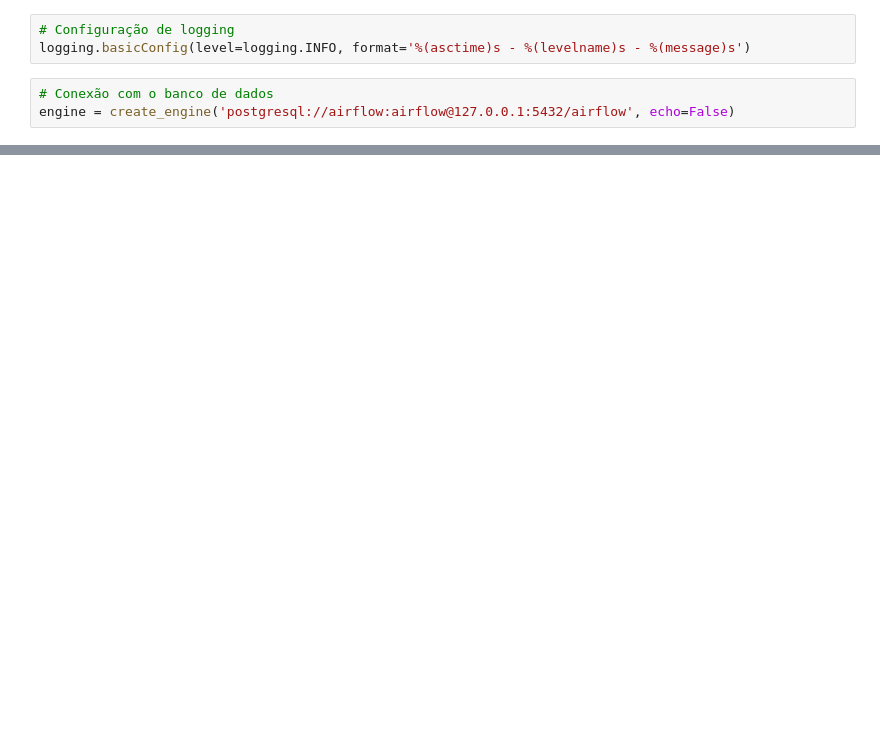
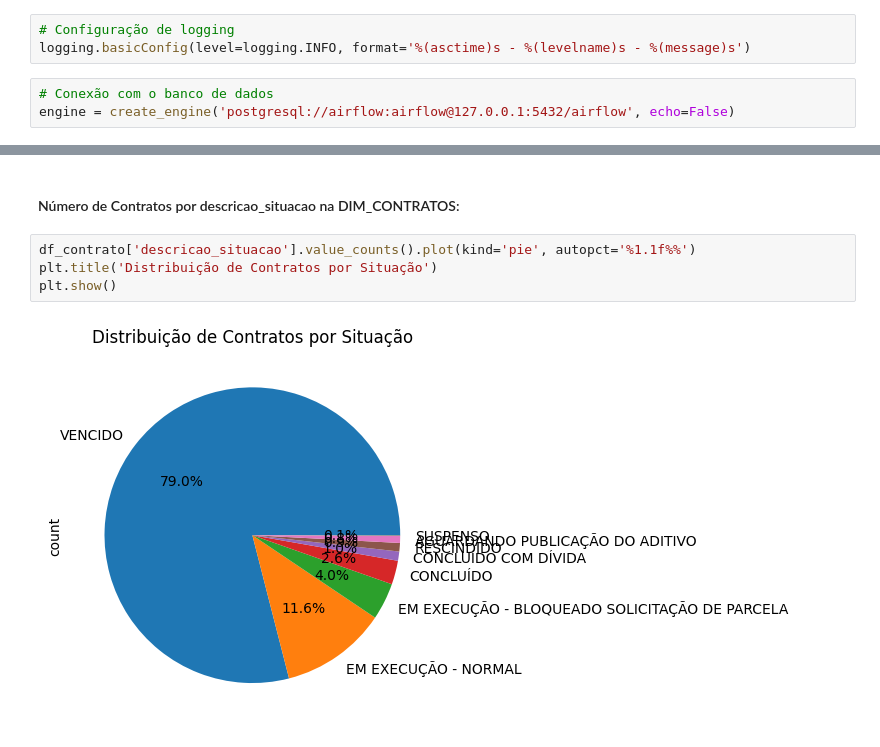
Before and after one commit to NayaraWakewski/ProjetoPython, a Jupyter notebook: 7_Analise_Exploratoria_Estatistica_Dw/analise_dw.ipynb, the cells around one changed output, grey strips where cells are left out. Saved outputs shown, nothing was run; the diff lists cells and outputs as text; blank space fills up the shorter version.

```diff
--- a/7_Analise_Exploratoria_Estatistica_Dw/analise_dw.ipynb
+++ b/7_Analise_Exploratoria_Estatistica_Dw/analise_dw.ipynb
@@ -105,0 +313,8 @@ dataframes['fato_convenios'].head()
+# %% [markdown]
+#### Número de Contratos por descricao_situacao na DIM_CONTRATOS:
+# %%
+df_contrato['descricao_situacao'].value_counts().plot(kind='pie', autopct='%1.1f%%')
+plt.title('Distribuição de Contratos por Situação')
+plt.show()
+# %% [output]
+[figure, added]
```
Also changed, not shown: parts of 50 cells of this notebook, 10 other files.
